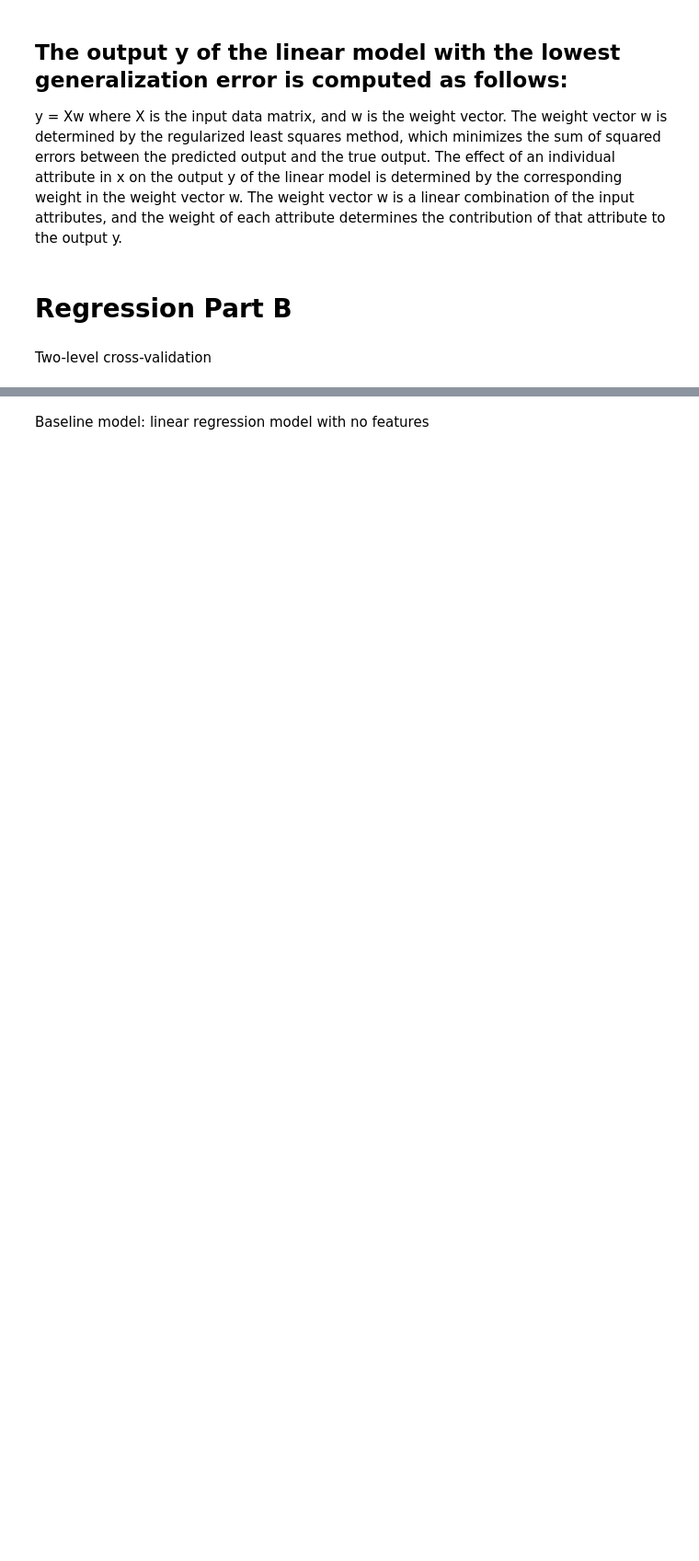
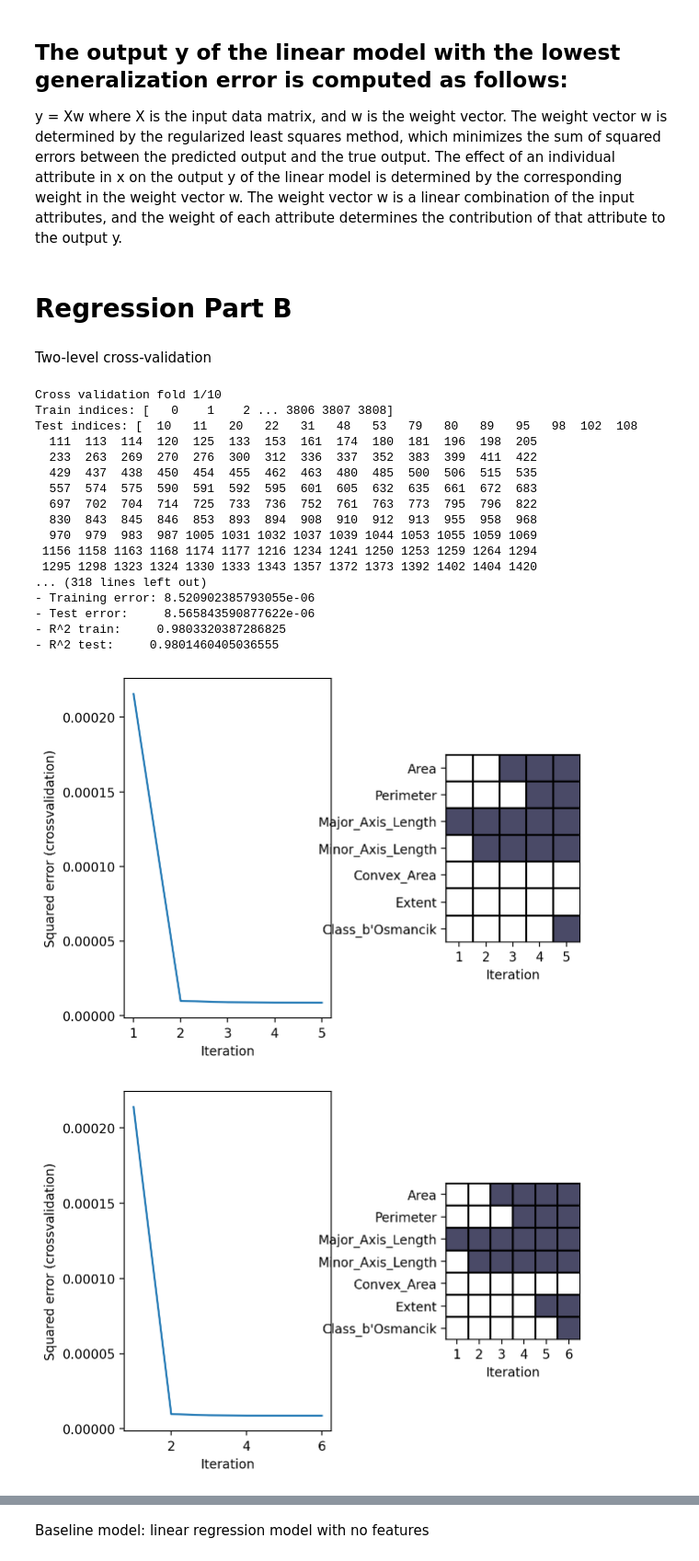
Before and after one commit to y-zhong21/02450project2-group66, a Jupyter notebook: project2.ipynb, the cells around one changed output, grey strips where cells are left out. Shown at 92% size. Cells and saved outputs as stored; diff of their text form; code cells hidden in the pictures; blank space fills up the shorter version.

```diff
--- a/project2.ipynb
+++ b/project2.ipynb
@@ -184,7 +192,7 @@ where X is the input data matrix, and w is the weight vector. The weight vector
 # %% [markdown]
 Two-level cross-validation
 # %%
-load data
+
 data = pd.read_csv(data_file)
 
 data = pd.get_dummies(data, columns=["Class"], drop_first=True)
@@ -283,30 +291,50 @@ subplot(1,3,2)
 bmplot(attributeNames, range(1,Features.shape[1]+1), -Features)
 clim(-1.5,0)
 xlabel('Crossvalidation fold')
 ylabel('Attribute')
 
 
 # Inspect selected feature coefficients effect on the entire dataset and
 # plot the fitted model residual error as function of each attribute to
 # inspect for systematic structure in the residual
 
 f=2 # cross-validation fold to inspect
 ff=Features[:,f-1].nonzero()[0]
 if len(ff) == 0:
     print('\nNo features were selected, i.e. the data (X) in the fold cannot describe the outcomes (y).' )
 else:
     m = lm.LinearRegression(fit_intercept=True).fit(X[:,ff], y)
 
     y_est= m.predict(X[:,ff])
     residual=y-y_est
 
     figure(k+1, figsize=(12,6))
     title('Residual error vs. Attributes for features selected in cross-validation fold {0}'.format(f))
     for i in range(0,len(ff)):
        subplot(2, int( np.ceil(len(ff)/2)), i+1)
        plot(X[:,ff[i]],residual,'.')
        xlabel(attributeNames[ff[i]])
        ylabel('residual error')
 
 
 show()
+# %% [output]
+Cross validation fold 1/10
+Train indices: [   0    1    2 ... 3806 3807 3808]
+Test indices: [  10   11   20   22   31   48   53   79   80   89   95   98  102  108
+  111  113  114  120  125  133  153  161  174  180  181  196  198  205
+  233  263  269  270  276  300  312  336  337  352  383  399  411  422
+  429  437  438  450  454  455  462  463  480  485  500  506  515  535
+  557  574  575  590  591  592  595  601  605  632  635  661  672  683
+  697  702  704  714  725  733  736  752  761  763  773  795  796  822
+  830  843  845  846  853  893  894  908  910  912  913  955  958  968
+  970  979  983  987 1005 1031 1032 1037 1039 1044 1053 1055 1059 1069
+ 1156 1158 1163 1168 1174 1177 1216 1234 1241 1250 1253 1259 1264 1294
+ 1295 1298 1323 1324 1330 1333 1343 1357 1372 1373 1392 1402 1404 1420
+... (318 lines left out)
+- Training error: 8.520902385793055e-06
+- Test error:     8.565843590877622e-06
+- R^2 train:     0.9803320387286825
+- R^2 test:     0.9801460405036555
+[figure, added]
+[figure, added]
```
Also changed, not shown: parts of 8 cells of this notebook.
